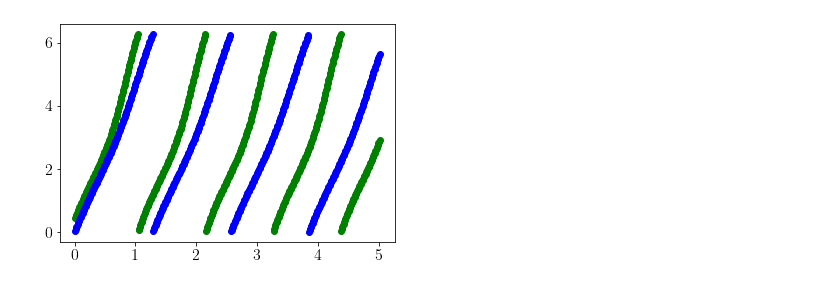
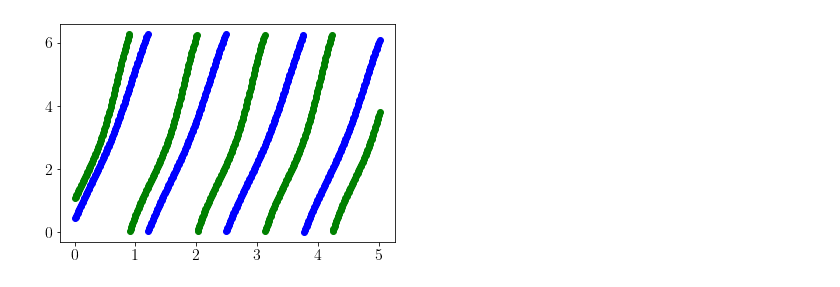
Before and after one commit to hawkerfriedrice/PredPreyDynamicsPeriodicBoundary, a Jupyter notebook: Euler.ipynb, the cells around one changed output. Drawn from its saved outputs; the diff is of its cells as text; code cells hidden in the pictures.

```diff
--- a/Euler.ipynb
+++ b/Euler.ipynb
@@ -59,30 +59,30 @@ dt=0.01
 ntimes=100
 maxt=5
 # %%
-x1= np.pi/8
-x2= 0
+x1=np.pi/3
+x2=np.pi/8
 time=0.0
 m1=2
 v1=6
 m2=1
 v2=5
 while( time<maxt ):
     x1 += (v1 - m1*np.sin(x1))*dt
     x2 += (v2 - m2*np.sin(x2))*dt
     time+=dt
 
     if x1>2*np.pi:
         x1 -= 2*np.pi
     if x2>2*np.pi:
         x2 -= 2*np.pi
     if x1<0:
         x1 += 2*np.pi
     if x2<0:
         x2 += 2*np.pi
 
     plt.scatter(time,x1,c="green")
     plt.scatter(time,x2,c="blue")
 plt.show()
 # %% [output]
-[figure, old version]
+[figure, new version]
 # %%
```
Also changed, not shown: parts of 5 cells of this notebook, 17 other files.
